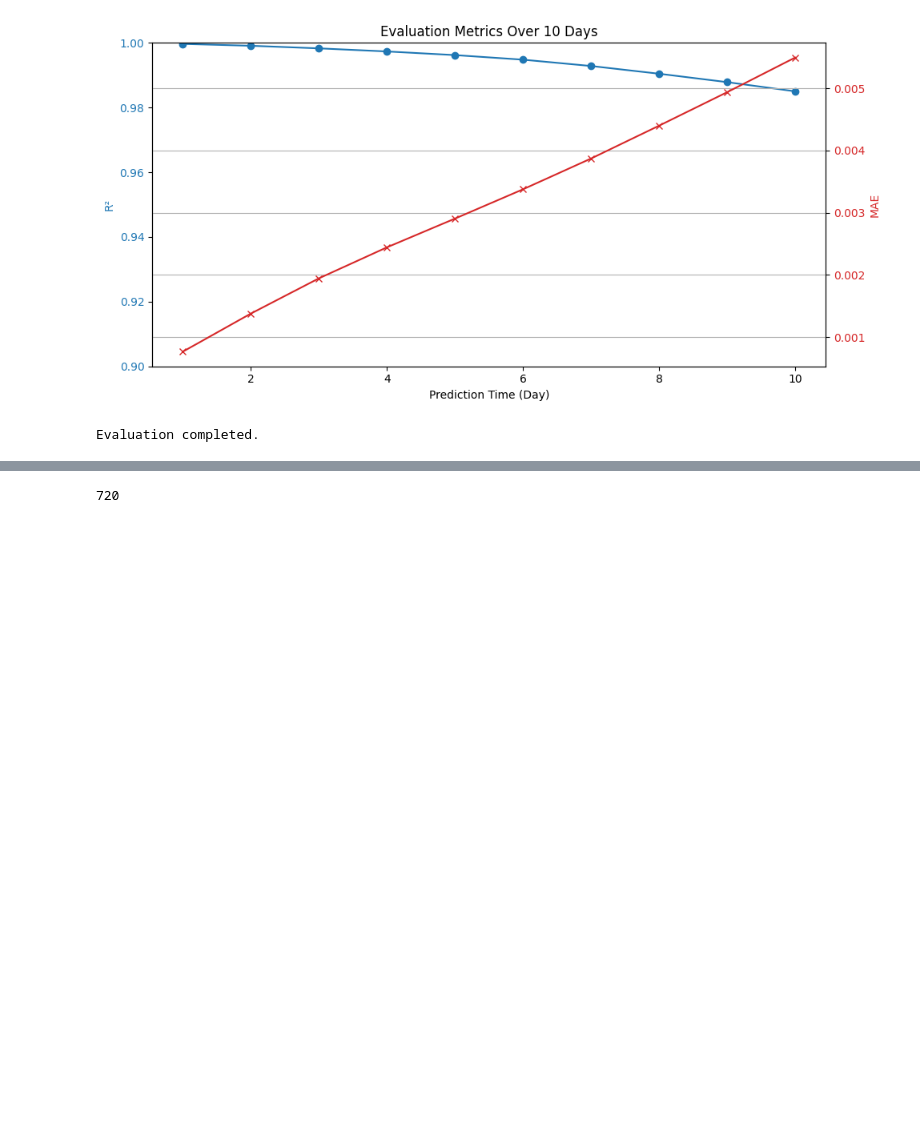
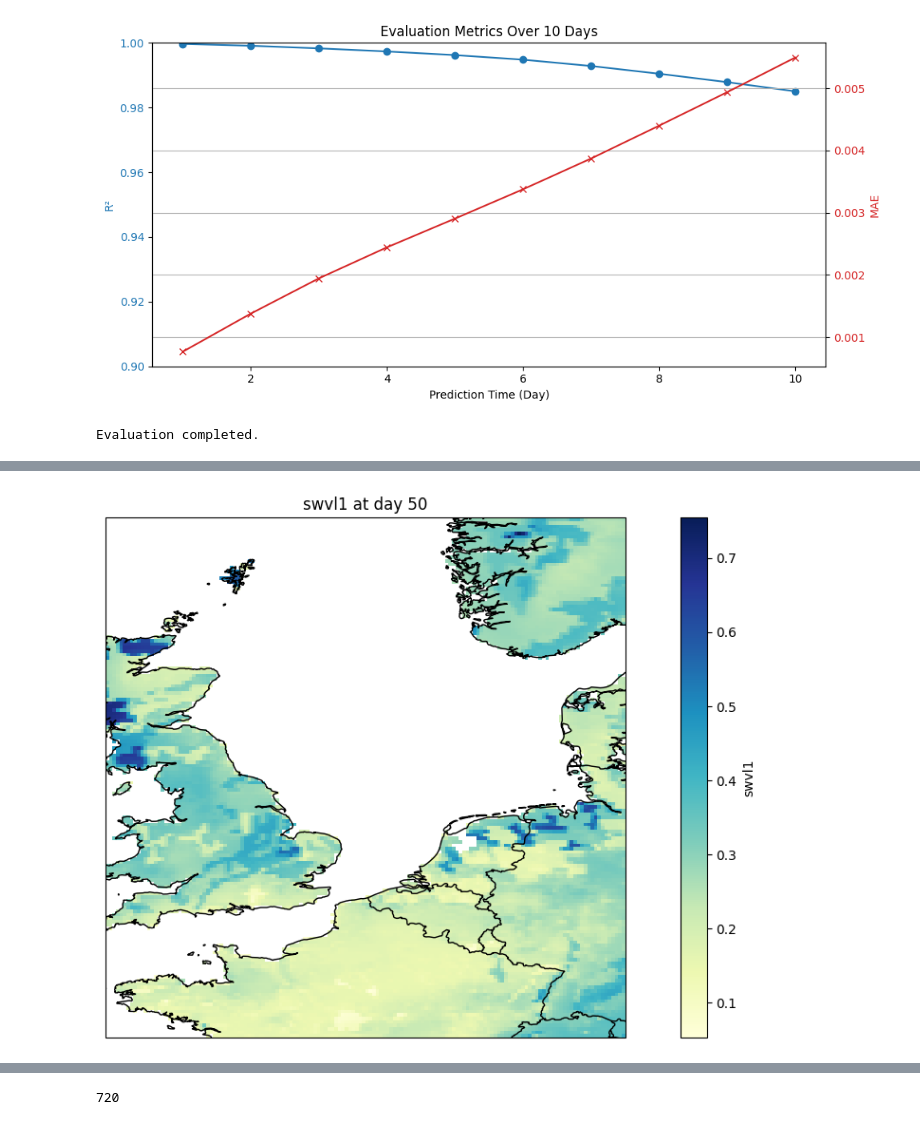
Before and after one commit to JebediahC/soil-moisture-prediction-dl, a Jupyter notebook: developing.ipynb, the cells around one changed output, grey strips where cells are left out. Drawn from its saved outputs; the diff is of its cells as text; code cells hidden in the pictures; blank space fills up the shorter version.

```diff
--- a/developing.ipynb
+++ b/developing.ipynb
@@ -147,0 +209,34 @@ Evaluation completed.
+# %%
+## training and predict - 2
+import numpy as np
+import torch
+import torch.nn as nn
+from torch.utils.data import Dataset, DataLoader
+import matplotlib.pyplot as plt
+
+# Load your data
+data = final_array
+# # Normalize for stability (optional)
+# data = (data - np.mean(data)) / np.std(data) # some problem causing NaN values, so we skip normalization for now
+
+# Use a small crop for prototyping
+data = data[200:250, 300:350, :, :]  # shape now (50, 50, 62, 4)
+# Transpose to match model (T, C, H, W)
+data = np.transpose(data, (2, 3, 0, 1))  # shape: (62, 4, 50, 50)
+
+### Visualize the cropped part of data on map
+day_time = 50  # Select a specific day
+var_i = 0  # Select the first variable (swvl1)
+visual_data = data[day_time, var_i, :, :]  # Extract data for the selected day and variable
+
+plt.figure(figsize=(12, 6))
+ax = plt.axes(projection=ccrs.PlateCarree())
+im = ax.pcolormesh(lon[300:350], lat[200:250], visual_data, cmap='YlGnBu', shading='auto')
+ax.coastlines()
+ax.add_feature(cfeature.BORDERS)
+ax.set_title(f"swvl1 at day {day_time}")
+plt.colorbar(im, orientation='vertical', label="swvl1")
+plt.tight_layout()
+plt.show()
+# %% [output]
+[figure, added]
```
Also changed, not shown: parts of 9 cells of this notebook.
